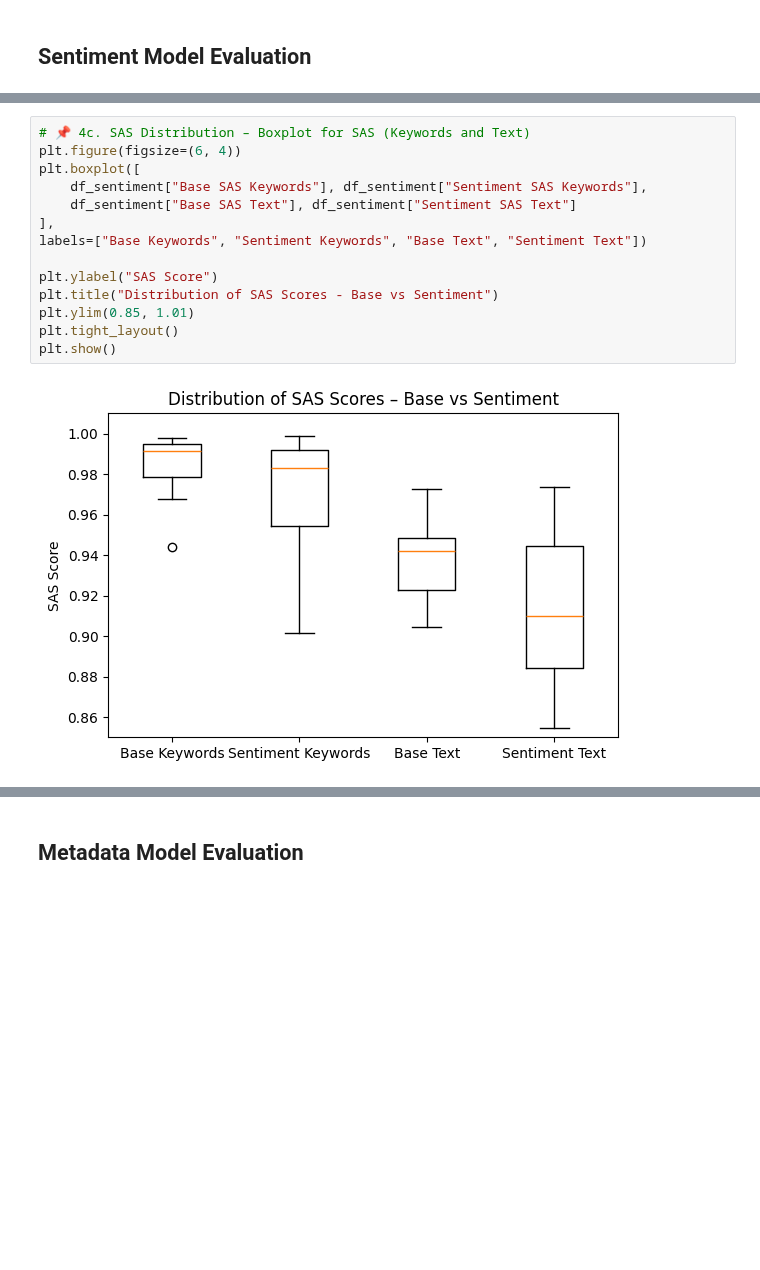
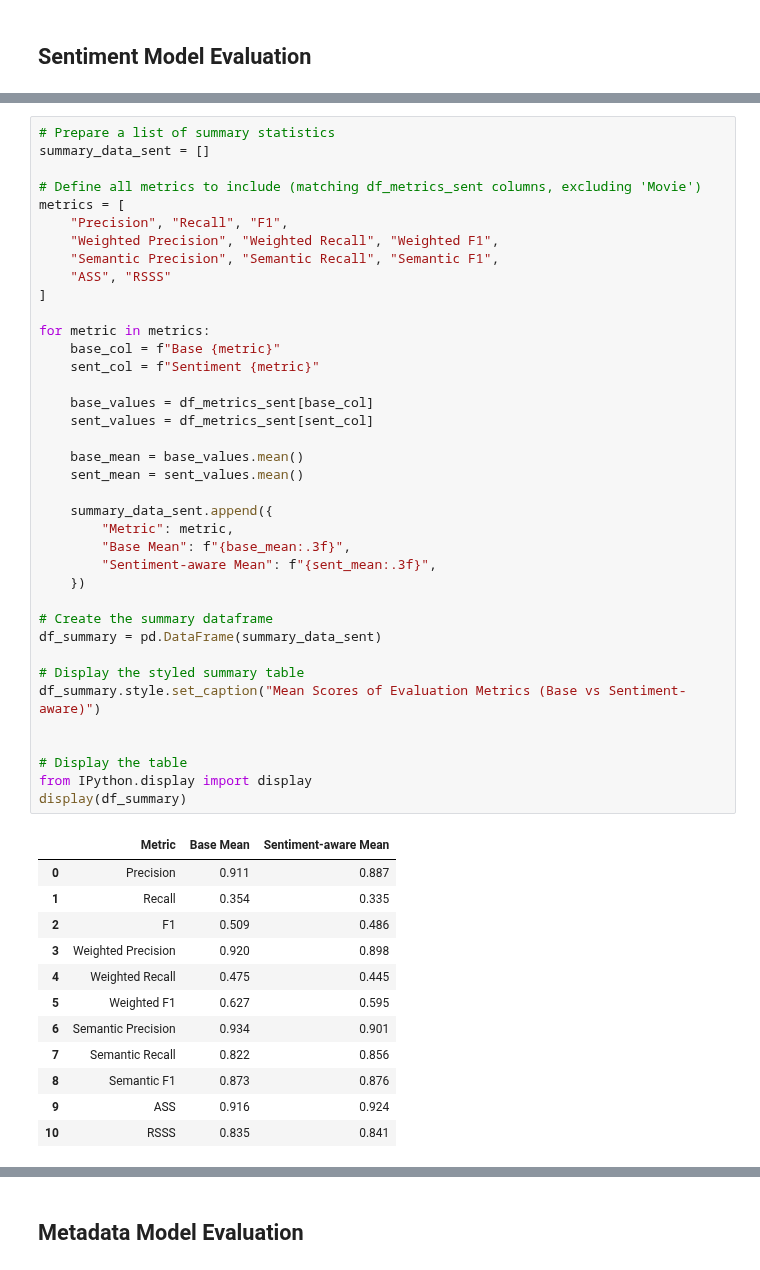
Before and after one commit to Manuele23/DNLP-KeyBert, a Jupyter notebook: Evaluation/results_analysis.ipynb, the cells around one changed output, grey strips where cells are left out. Cells and saved outputs as stored; diff of their text form; blank space fills up the shorter version.

```diff
--- a/Evaluation/results_analysis.ipynb
+++ b/Evaluation/results_analysis.ipynb
@@ -275,16 +170,51 @@ df_semantic_stats
-# %%
-# 📌 4c. SAS Distribution – Boxplot for SAS (Keywords and Text)
-plt.figure(figsize=(6, 4))
-plt.boxplot([
-    df_sentiment["Base SAS Keywords"], df_sentiment["Sentiment SAS Keywords"],
-    df_sentiment["Base SAS Text"], df_sentiment["Sentiment SAS Text"]
-],
-labels=["Base Keywords", "Sentiment Keywords", "Base Text", "Sentiment Text"])
-
-plt.ylabel("SAS Score")
-plt.title("Distribution of SAS Scores - Base vs Sentiment")
-plt.ylim(0.85, 1.01)
-plt.tight_layout()
-plt.show()
-# %% [output]
-[figure, removed]
+# %%
+# Prepare a list of summary statistics
+summary_data_sent = []
+
+# Define all metrics to include (matching df_metrics_sent columns, excluding 'Movie')
+metrics = [
+    "Precision", "Recall", "F1",
+    "Weighted Precision", "Weighted Recall", "Weighted F1",
+    "Semantic Precision", "Semantic Recall", "Semantic F1",
+    "ASS", "RSSS"
+]
+
+for metric in metrics:
+    base_col = f"Base {metric}"
+    sent_col = f"Sentiment {metric}"
+
+    base_values = df_metrics_sent[base_col]
+    sent_values = df_metrics_sent[sent_col]
+
+    base_mean = base_values.mean()
+    sent_mean = sent_values.mean()
+
+    summary_data_sent.append({
+        "Metric": metric,
+        "Base Mean": f"{base_mean:.3f}",
+        "Sentiment-aware Mean": f"{sent_mean:.3f}",
+    })
+
+# Create the summary dataframe
+df_summary = pd.DataFrame(summary_data_sent)
+
+# Display the styled summary table
+df_summary.style.set_caption("Mean Scores of Evaluation Metrics (Base vs Sentiment-aware)")
+
+
+# Display the table
+from IPython.display import display
+display(df_summary)
+# %% [output]
+|  | Metric | Base Mean | Sentiment-aware Mean |
+| 0 | Precision | 0.911 | 0.887 |
+| 1 | Recall | 0.354 | 0.335 |
+| 2 | F1 | 0.509 | 0.486 |
+| 3 | Weighted Precision | 0.920 | 0.898 |
+| 4 | Weighted Recall | 0.475 | 0.445 |
+| 5 | Weighted F1 | 0.627 | 0.595 |
+| 6 | Semantic Precision | 0.934 | 0.901 |
+| 7 | Semantic Recall | 0.822 | 0.856 |
+| 8 | Semantic F1 | 0.873 | 0.876 |
+| 9 | ASS | 0.916 | 0.924 |
+| 10 | RSSS | 0.835 | 0.841 |
```
Also changed, not shown: parts of 15 cells of this notebook, 3 other files.
